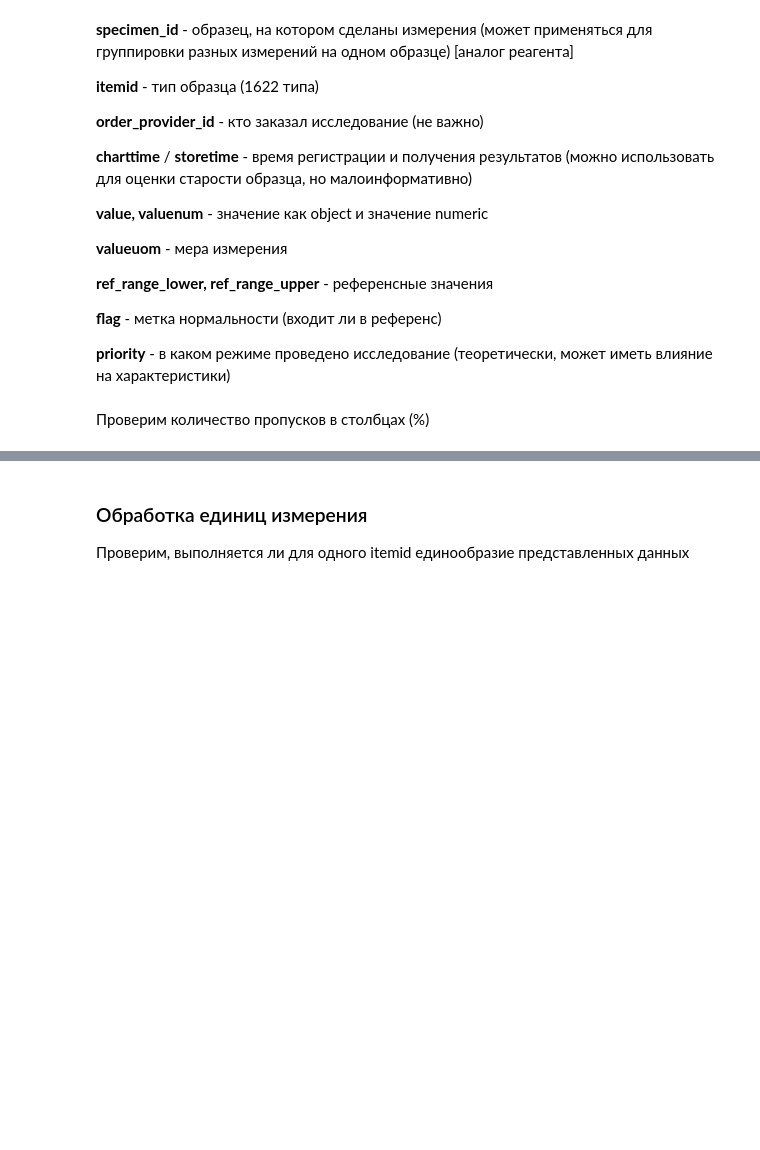
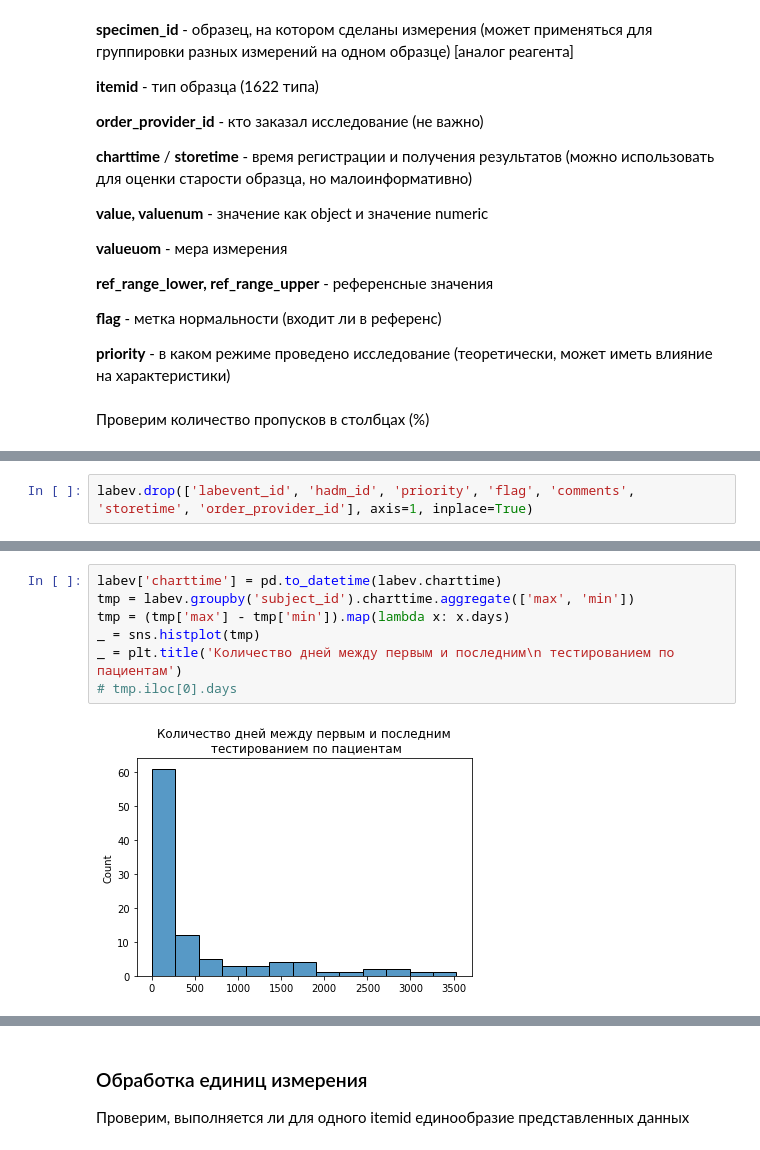
Before and after one commit to leostre/labevent, a Jupyter notebook: src/data_preparation.ipynb, the cells around one changed output, grey strips where cells are left out. Drawn from its saved outputs; the diff is of its cells as text; blank space fills up the shorter version.

```diff
--- a/src/data_preparation.ipynb
+++ b/src/data_preparation.ipynb
@@ -80,0 +68,2 @@ dtype: float64
+# %%
+labev.drop(['labevent_id', 'hadm_id', 'priority', 'flag', 'comments', 'storetime', 'order_provider_id'], axis=1, inplace=True)
@@ -80,0 +76,9 @@ dtype: float64
+# %%
+labev['charttime'] = pd.to_datetime(labev.charttime)
+tmp = labev.groupby('subject_id').charttime.aggregate(['max', 'min'])
+tmp = (tmp['max'] - tmp['min']).map(lambda x: x.days)
+_ = sns.histplot(tmp)
+_ = plt.title('Количество дней между первым и последним\n тестированием по пациентам')
+# tmp.iloc[0].days
+# %% [output]
+[figure, added]
```
Also changed, not shown: parts of 26 cells of this notebook, 1 other file.
